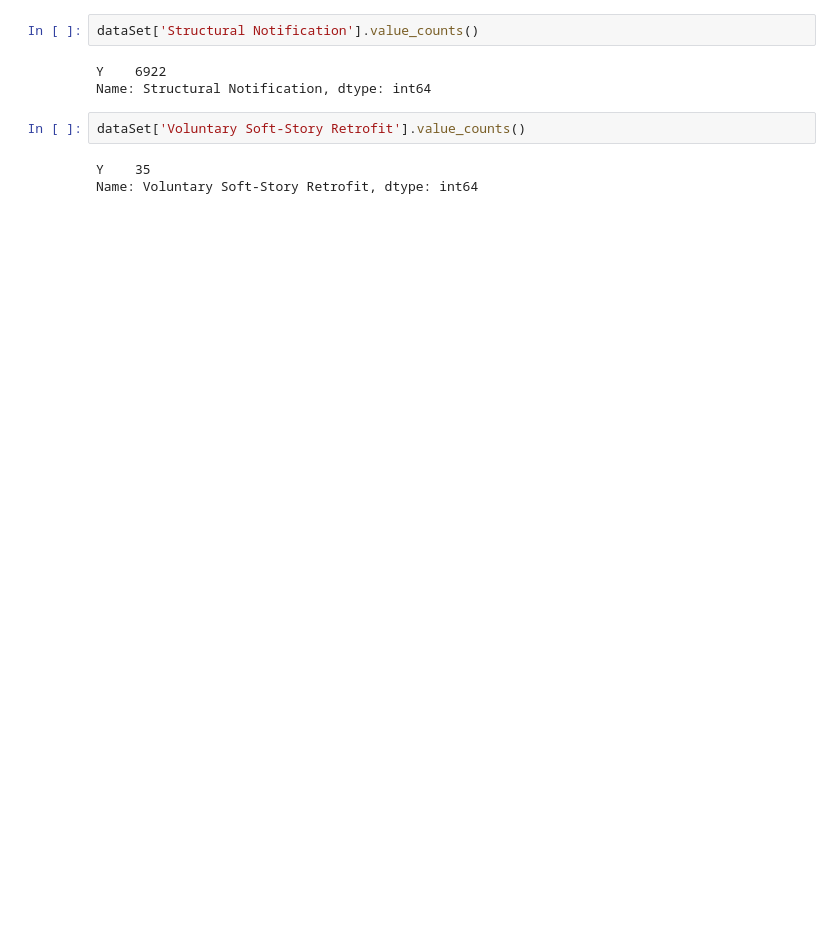
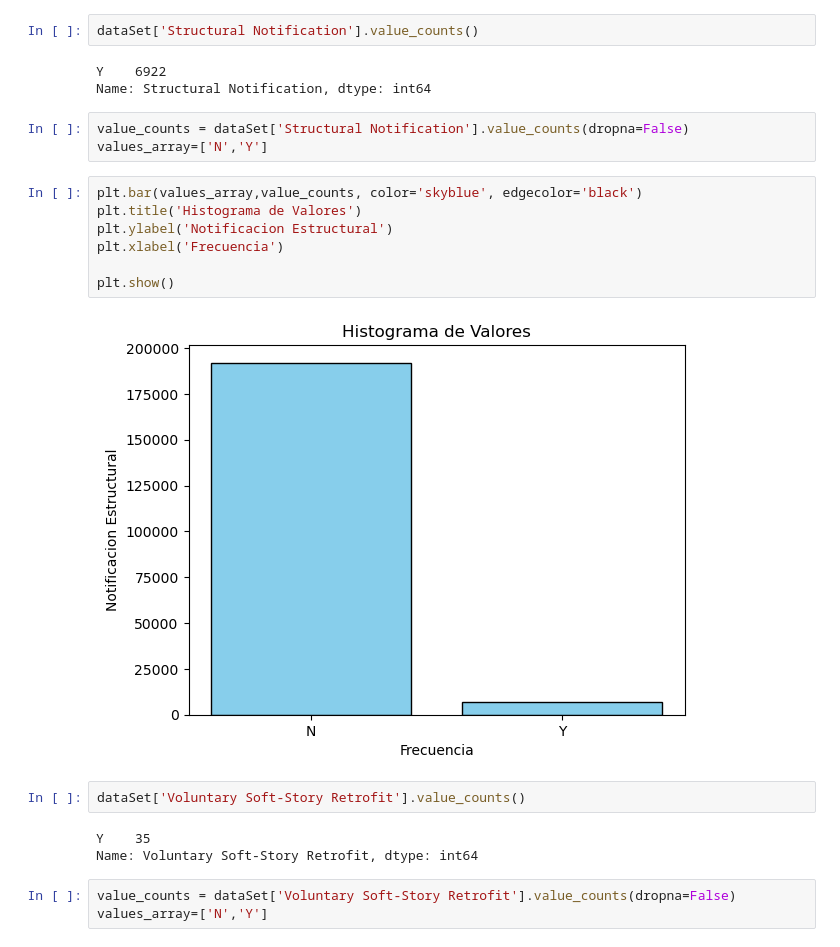
Before and after one commit to geropo08/Practico1Analisis, a Jupyter notebook: Practico1.ipynb, the cells around one changed output. Saved outputs shown, nothing was run; the diff lists cells and outputs as text; blank space fills up the shorter version.

```diff
--- a/Practico1.ipynb
+++ b/Practico1.ipynb
@@ -392,8 +373,23 @@ dataSet['Structural Notification'].value_counts()
 # %% [output]
 Y    6922
 Name: Structural Notification, dtype: int64
+# %%
+value_counts = dataSet['Structural Notification'].value_counts(dropna=False)
+values_array=['N','Y']
+# %%
+plt.bar(values_array,value_counts, color='skyblue', edgecolor='black')
+plt.title('Histograma de Valores')
+plt.ylabel('Notificacion Estructural')
+plt.xlabel('Frecuencia')
+
+plt.show()
+# %% [output]
+[figure, added]
 # %%
 dataSet['Voluntary Soft-Story Retrofit'].value_counts()
 # %% [output]
 Y    35
 Name: Voluntary Soft-Story Retrofit, dtype: int64
+# %%
+value_counts = dataSet['Voluntary Soft-Story Retrofit'].value_counts(dropna=False)
+values_array=['N','Y']
```
Also changed, not shown: parts of 27 cells of this notebook.
